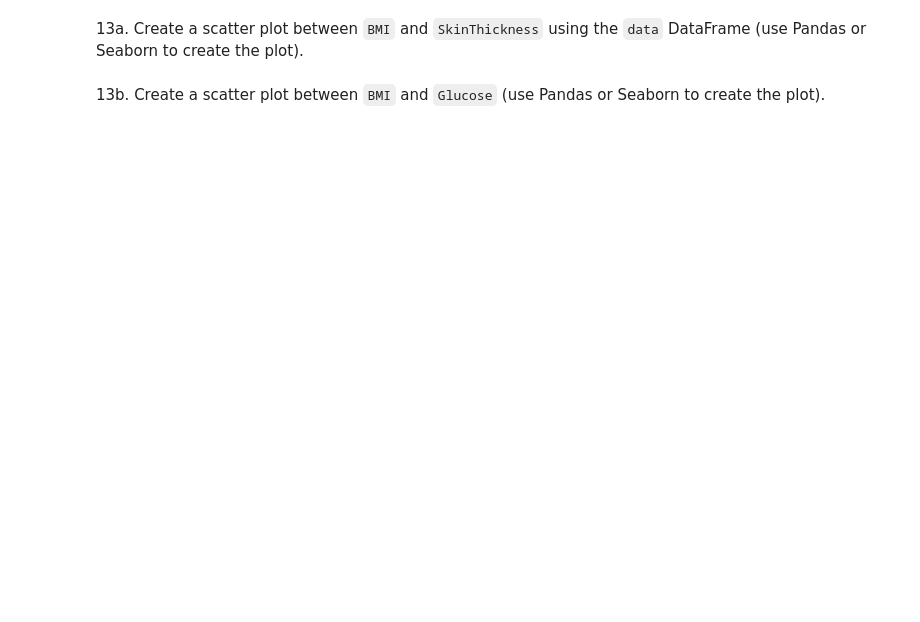
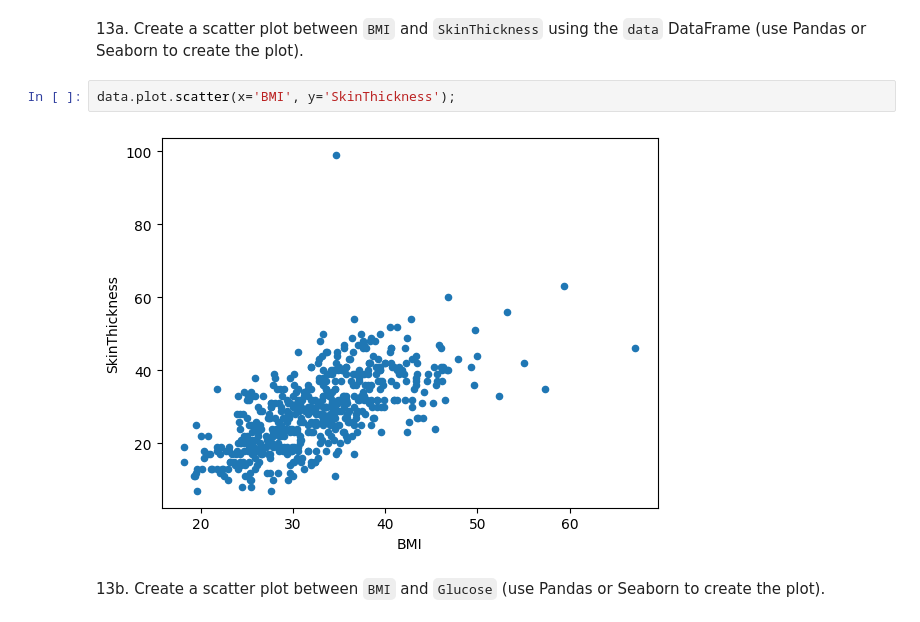
Before and after one commit to arrivingskills/da, a Jupyter notebook: exercises/exercise02.ipynb, the cells around one changed output. Cells and saved outputs as stored; diff of their text form; blank space fills up the shorter version.

```diff
--- a/exercises/exercise02.ipynb
+++ b/exercises/exercise02.ipynb
@@ -77,4 +160,8 @@ data.head(10)
 # %% [markdown]
 13a. Create a scatter plot between `BMI` and `SkinThickness` using the `data` DataFrame (use Pandas or Seaborn to create the plot).
+# %%
+data.plot.scatter(x='BMI', y='SkinThickness');
+# %% [output]
+[figure, added]
 # %% [markdown]
 13b. Create a scatter plot between `BMI` and `Glucose` (use Pandas or Seaborn to create the plot).
```
Also changed, not shown: parts of 26 cells of this notebook, 7 other files.
